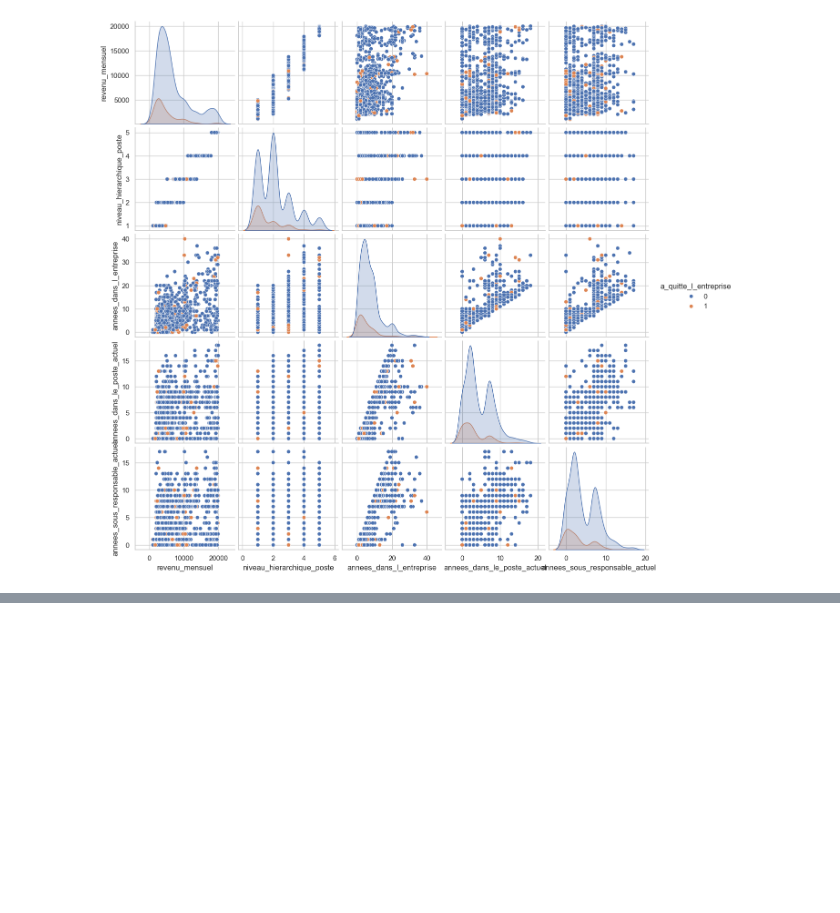
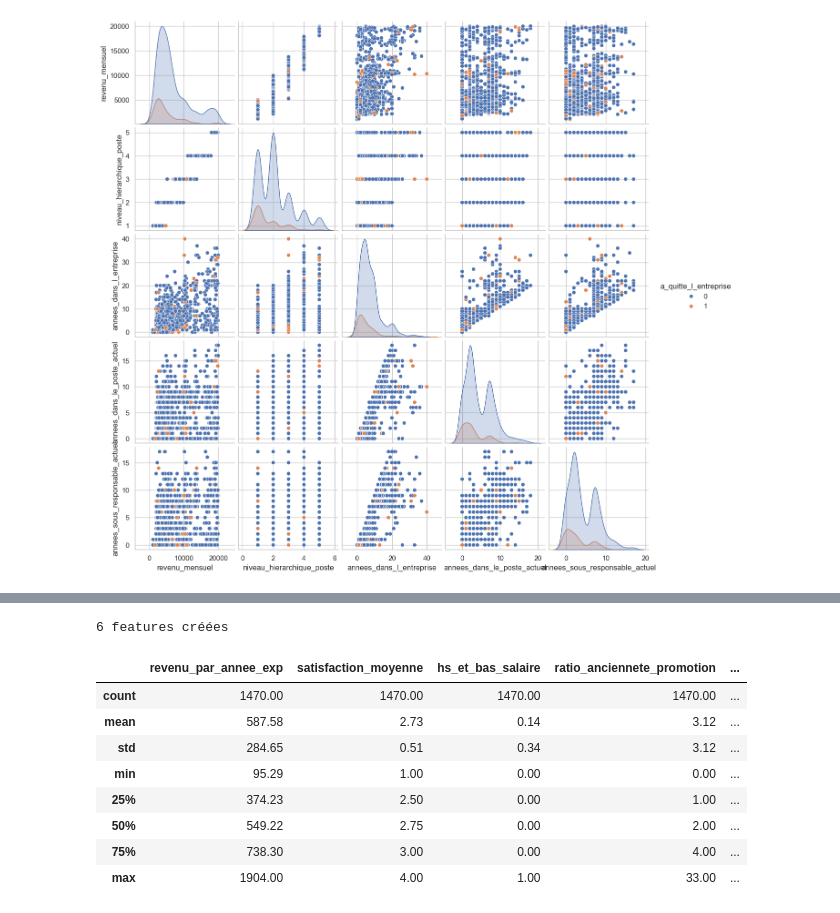
Before and after one commit to G-Hostin/employee-attrition-classification, a Jupyter notebook: notebooks/02_preparation_modelisation.ipynb, the cells around one changed output, grey strips where cells are left out. Saved outputs shown, nothing was run; the diff lists cells and outputs as text; code cells hidden in the pictures; blank space fills up the shorter version.

```diff
--- a/notebooks/02_preparation_modelisation.ipynb
+++ b/notebooks/02_preparation_modelisation.ipynb
@@ -201,0 +311,21 @@ cols_high_corr_to_drop = ["niveau_hierarchique_poste"]
+# %%
+df_eng = add_features(df_central)
+
+new_features = [
+    "revenu_par_annee_exp", "satisfaction_moyenne", "hs_et_bas_salaire",
+    "ratio_anciennete_promotion", "ratio_poste_entreprise", "exp_par_age"
+]
+
+print(f"{len(new_features)} features créées")
+display(df_eng[new_features].describe().round(2))
+# %% [output]
+6 features créées
+|  | revenu_par_annee_exp | satisfaction_moyenne | hs_et_bas_salaire | ratio_anciennete_promotion | ... |
+| count | 1470.00 | 1470.00 | 1470.00 | 1470.00 | ... |
+| mean | 587.58 | 2.73 | 0.14 | 3.12 | ... |
+| std | 284.65 | 0.51 | 0.34 | 3.12 | ... |
+| min | 95.29 | 1.00 | 0.00 | 0.00 | ... |
+| 25% | 374.23 | 2.50 | 0.00 | 1.00 | ... |
+| 50% | 549.22 | 2.75 | 0.00 | 2.00 | ... |
+| 75% | 738.30 | 3.00 | 0.00 | 4.00 | ... |
+| max | 1904.00 | 4.00 | 1.00 | 33.00 | ... |
```
Also changed, not shown: parts of 24 cells of this notebook, 4 other files.
